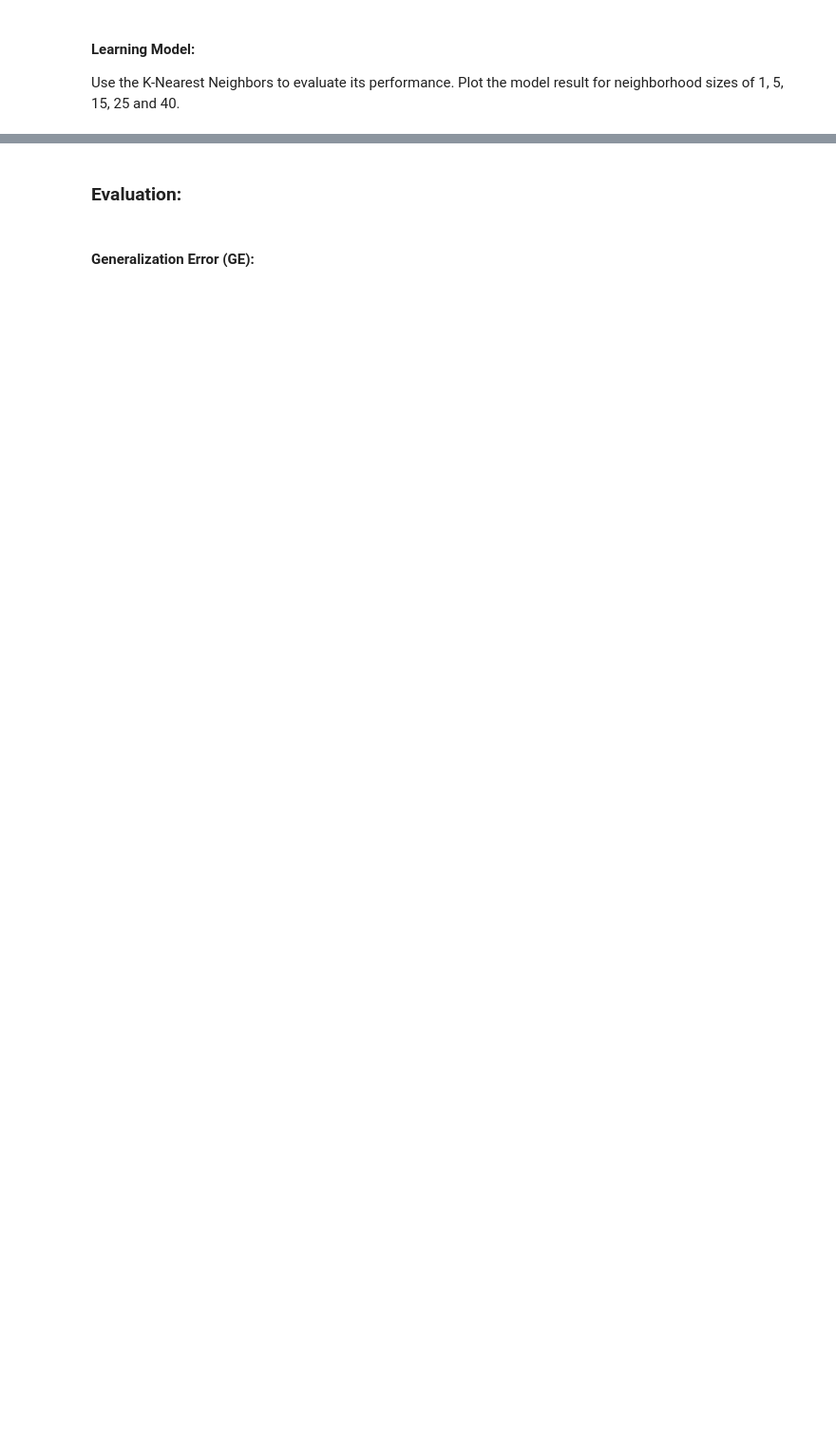
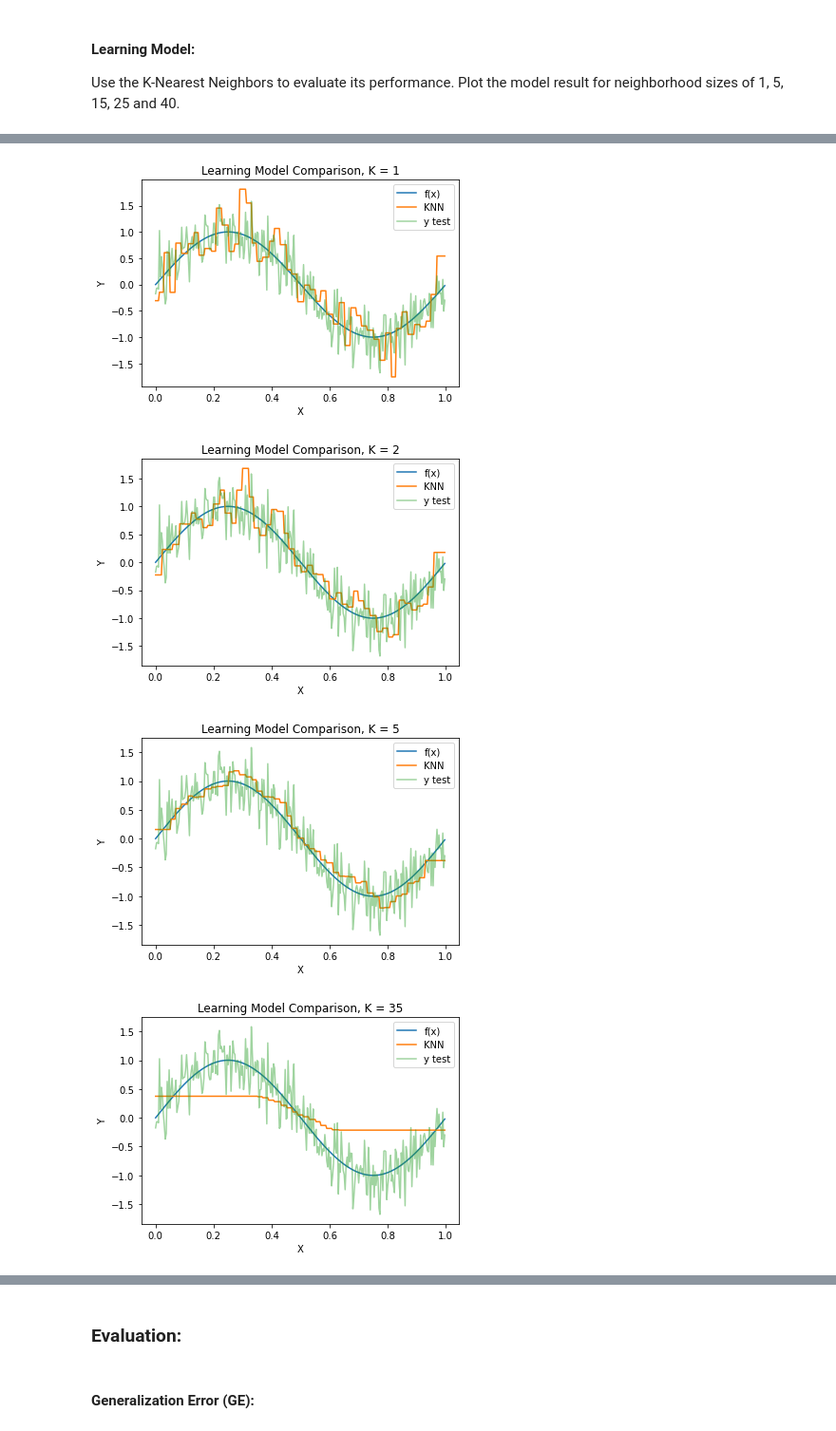
Before and after one commit to axiom9/ECE566_Machine-DeepLearning, a Jupyter notebook: Homework_2/Assignment2_ErrorEvaluations.ipynb, the cells around one changed output, grey strips where cells are left out. Shown at 95% size. Drawn from its saved outputs; the diff is of its cells as text; code cells hidden in the pictures; blank space fills up the shorter version.

```diff
--- a/Homework_2/Assignment2_ErrorEvaluations.ipynb
+++ b/Homework_2/Assignment2_ErrorEvaluations.ipynb
@@ -133,0 +145,19 @@ N_sizes_plot = [1,2,5,35] #Plot these neighborhood sizes
+# %%
+def plot_model_comparison(y_hat, k):
+    plt.plot(X_test, np.sin(2*np.pi*X_test))
+    plt.plot(X_test, y_hat)
+    plt.plot(X_test, y_test, alpha=0.45)
+    plt.title(f'Learning Model Comparison, K = {k}')
+    plt.legend(['f(x)', 'KNN', 'y test'])
+    plt.xlabel('X')
+    plt.ylabel('Y')
+
+for n in N_sizes_plot:
+    y_hat = KNN(N_size=n, x_train=X_train, Y_train=y_train, x_test=X_test)
+    plot_model_comparison(y_hat, k=n)
+    plt.show()
+# %% [output]
+[figure, added]
+[figure, added]
+[figure, added]
+[figure, added]
```
Also changed, not shown: parts of 17 cells of this notebook.
